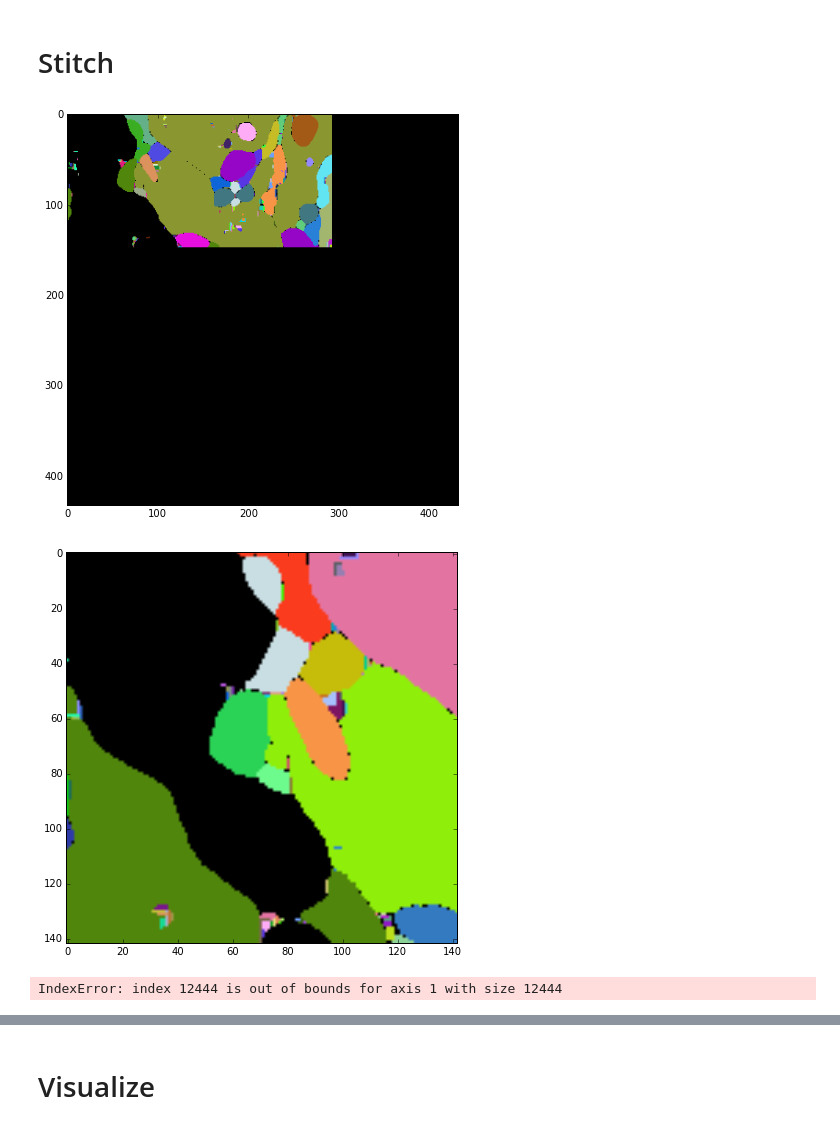
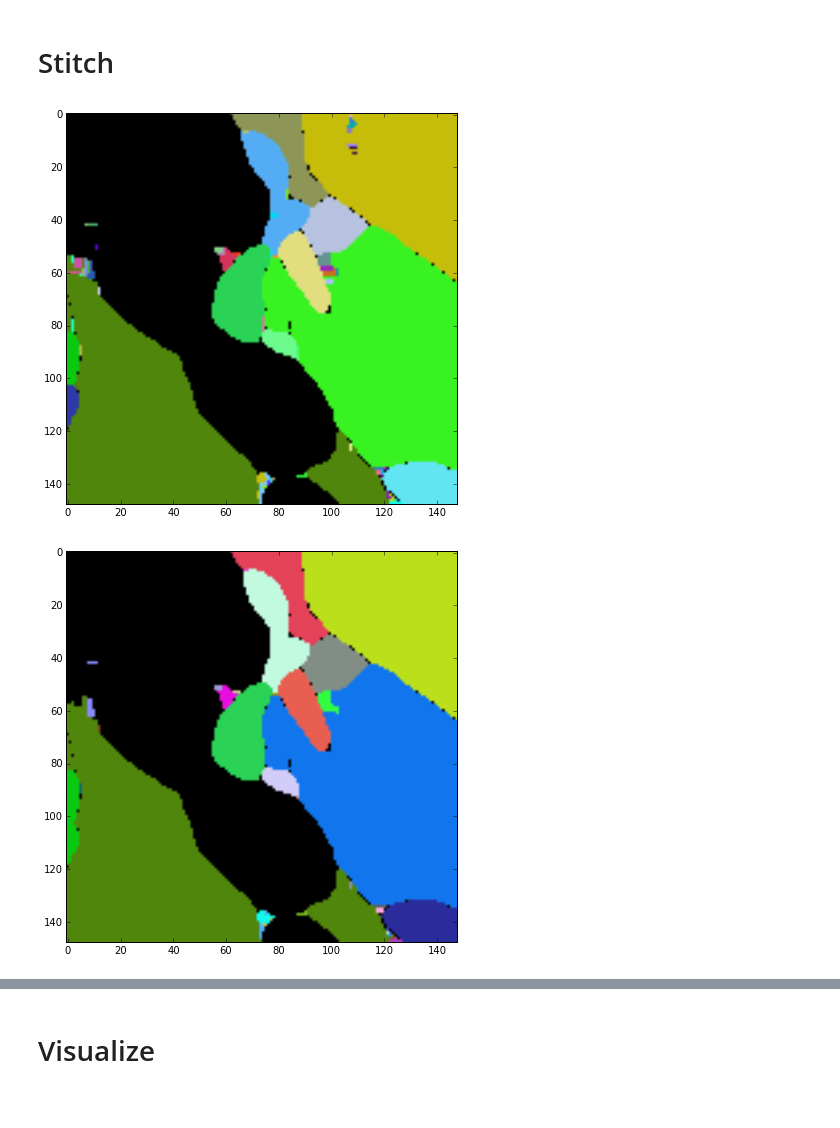
Before and after one commit to csinva/conv-net-scripts, a Jupyter notebook: src_cython/par_tests_3.ipynb, the cells around one changed output, grey strips where cells are left out. Cells and saved outputs as stored; diff of their text form; code cells hidden in the pictures.

```diff
--- a/src_cython/par_tests_3.ipynb
+++ b/src_cython/par_tests_3.ipynb
@@ -87,37 +87,34 @@ def merge_by_thresh(seg,seg_sizes,rg,thresh):
     seg_max = np.max(seg)
     for i in range(rg.shape[0]):
         n1,n2,w = rg[i,:]
         size = w*w*thresh
         if seg_sizes[n1] < size or seg_sizes[n2] < size:
             re[n2]=n1
             seg_sizes[n1]+=seg_sizes[n2]
             seg_sizes[n2]+=seg_sizes[n1]
     re_filtered = {}
     for key in re:
         val = re[key]
         while val in re:
             val = re[val]
         if key < seg_max and val < seg_max:
             re_filtered[key] = val
     display_seg_yz(seg)
-    mp = np.arange(0,seg_max+1,dtype='uint32')
+    mp = np.arange(0,seg_max+1,dtype='uint64')
     mp[re_filtered.keys()] = re_filtered.values()
     seg = mp[seg]
     display_seg_yz(seg)
     return seg
 
 num,thresh = 0,2000
 f = h5py.File(outname, 'a')
 s,e = f['starts'][num],f['ends'][num]
-seg = f['seg'][s[0]+3:e[0]-3,s[1]+3:e[1]-3,s[2]+3:e[2]-3]
-# seg = f['seg'][s[0]+3:e[0]-3,s[1]+3:e[1]-3,s[2]+3:-200]
-display_seg_yz(f['seg'])
+seg = f['seg'][s[0]:e[0],s[1]:e[1],s[2]:e[2]]
 seg_sizes = np.array(f['seg_sizes'])
 rg = np.array(f['rg_'+str(num)])
 f.close()
 
 seg_merged = merge_by_thresh(seg,seg_sizes,rg,thresh)
 # %% [output]
-[figure, old version]
+[figure, new version]
-[figure, old version]
+[figure, new version]
-IndexError: index 12444 is out of bounds for axis 1 with size 12444
```
Also changed, not shown: parts of 3 cells of this notebook.
